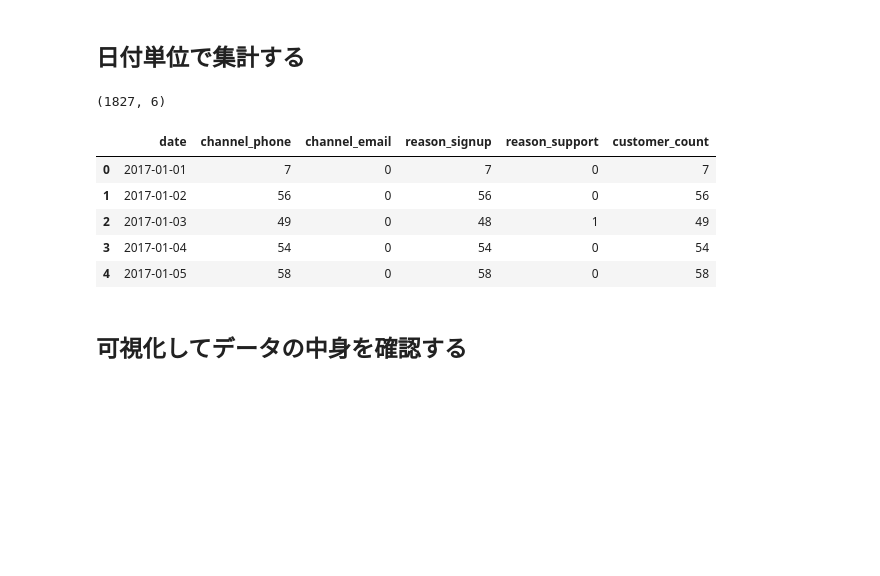
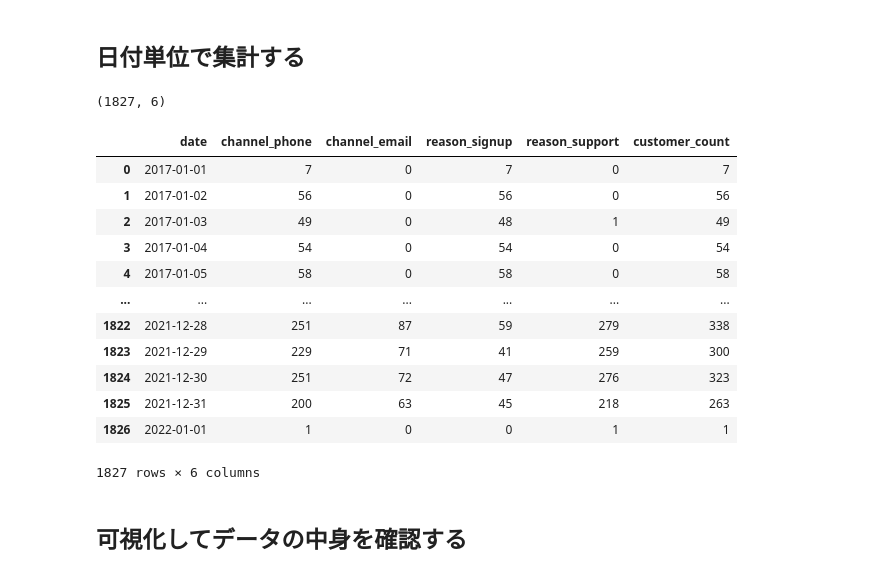
Before and after one commit to Ginnya-v2/customer_analysis, a Jupyter notebook: 01_CustomerSubscriptionDataset/03_analysis/script.ipynb, the cells around one changed output. Drawn from its saved outputs; the diff is of its cells as text; code cells hidden in the pictures; blank space fills up the shorter version.

```diff
--- a/01_CustomerSubscriptionDataset/03_analysis/script.ipynb
+++ b/01_CustomerSubscriptionDataset/03_analysis/script.ipynb
@@ -101,36 +164,42 @@ df1['reason_support'] = (df1['reason'] == 'support').astype(int)
 # # groupbyで集計
 # dateごとにchannel_phone, channel_email, reason_signup, reason_supportの合計を求め、customer_idの数をカウントする
 df2 = df1.groupby(
   'date', # dateをグループ化のキーにする
   as_index=False # as_index=Falseを指定して、dateをインデックスにしないようにする
   ).agg(
      # agg関数を使って、各列の集計方法を指定する
       {
         'channel_phone': 'sum',
         'channel_email':'sum',
         'reason_signup': 'sum',
         'reason_support': 'sum',
         'customer_id': 'count'
       }
     )
 
 # 列名を変更
 df2.rename(columns={'customer_id': 'customer_count'}, inplace=True)
 
-
 # 行数と列数を表示
 print(df2.shape)
 
-# 最初の5行を表示
-display(df2.head(5))
+# データフレームを表示
+display(df2)
 # %% [output]
 (1827, 6)
 |  | date | channel_phone | channel_email | reason_signup | reason_support | customer_count |
 | 0 | 2017-01-01 | 7 | 0 | 7 | 0 | 7 |
 | 1 | 2017-01-02 | 56 | 0 | 56 | 0 | 56 |
 | 2 | 2017-01-03 | 49 | 0 | 48 | 1 | 49 |
 | 3 | 2017-01-04 | 54 | 0 | 54 | 0 | 54 |
 | 4 | 2017-01-05 | 58 | 0 | 58 | 0 | 58 |
+| ... | ... | ... | ... | ... | ... | ... |
+| 1822 | 2021-12-28 | 251 | 87 | 59 | 279 | 338 |
+| 1823 | 2021-12-29 | 229 | 71 | 41 | 259 | 300 |
+| 1824 | 2021-12-30 | 251 | 72 | 47 | 276 | 323 |
+| 1825 | 2021-12-31 | 200 | 63 | 45 | 218 | 263 |
+| 1826 | 2022-01-01 | 1 | 0 | 0 | 1 | 1 |
+1827 rows × 6 columns
 # %% [markdown]
 ## 可視化してデータの中身を確認する
 # %%
```
Also changed, not shown: parts of 21 cells of this notebook, 3 other files.
